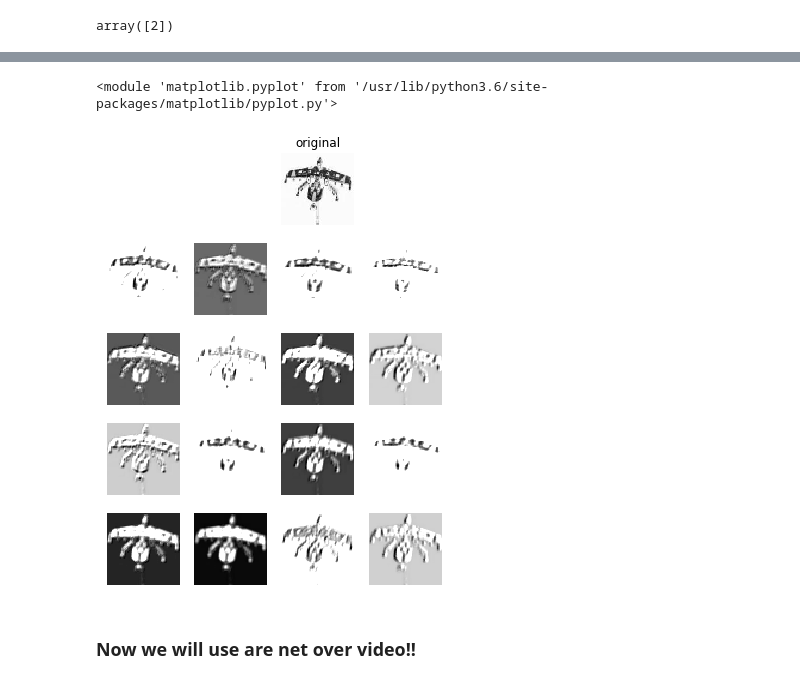
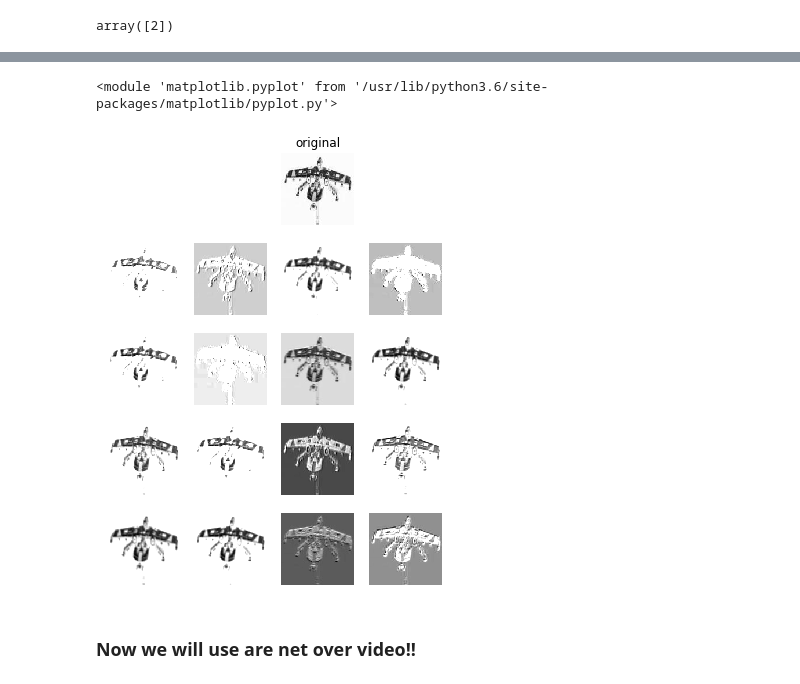
Before and after one commit to celiacintas/star_wars_hackathon, a Jupyter notebook: scipy/charla_relampago.ipynb, the cells around one changed output, grey strips where cells are left out. Cells and saved outputs as stored; diff of their text form; code cells hidden in the pictures.

```diff
--- a/scipy/charla_relampago.ipynb
+++ b/scipy/charla_relampago.ipynb
@@ -306,8 +303,8 @@ visualize.plot_conv_weights(net.layers_[1])
 # %%
-visualize.plot_conv_activity(net.layers_['conv2d3'], X)
+visualize.plot_conv_activity(net.layers_['conv2d1'], X)
 # %% [output]
 <module 'matplotlib.pyplot' from '/usr/lib/python3.6/site-packages/matplotlib/pyplot.py'>
-[figure, old version]
+[figure, new version]
 # %% [markdown]
 ### Now we will use are net over video!!
 # %%
```
Also changed, not shown: parts of 17 cells of this notebook.
